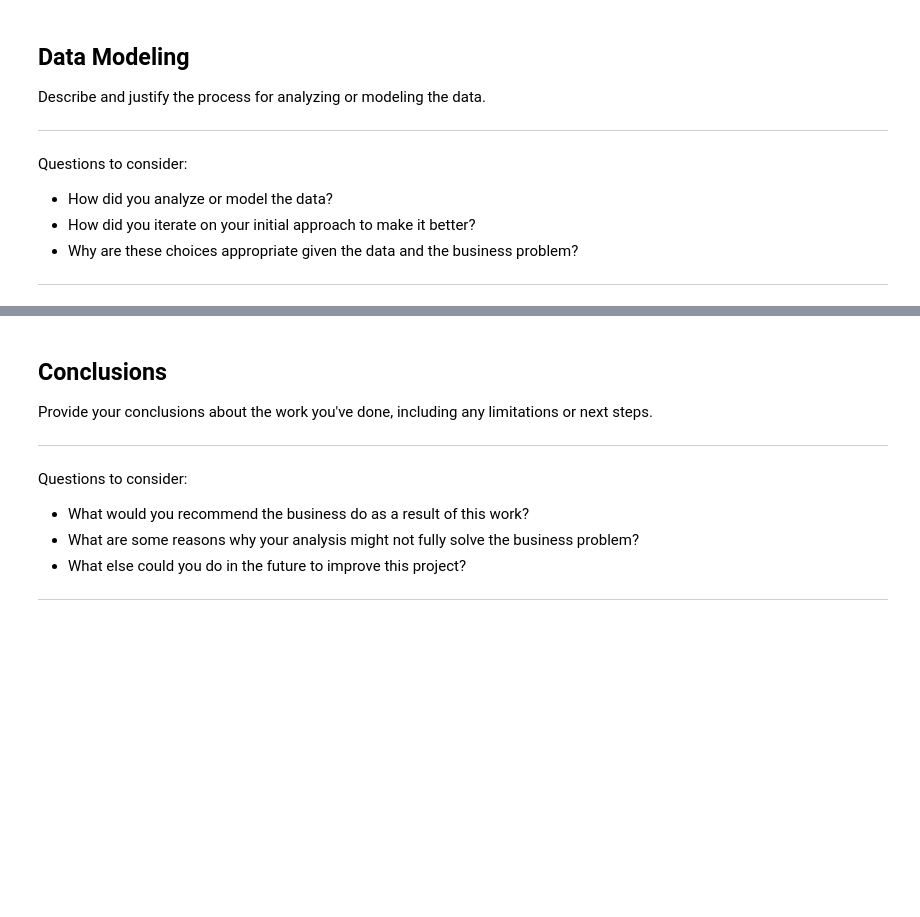
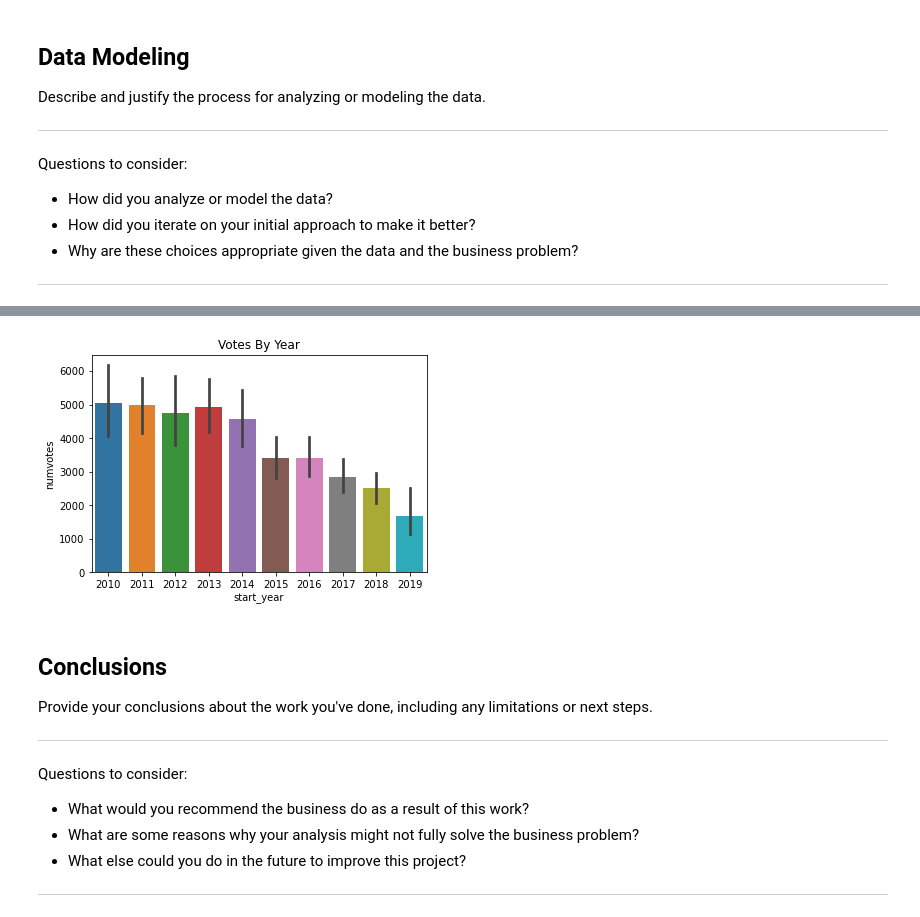
Before and after one commit to AswathiSasikumar/King-County-House-Sales-, a Jupyter notebook: dsc-phase1-project-template.ipynb, the cells around one changed output, grey strips where cells are left out. Drawn from its saved outputs; the diff is of its cells as text; code cells hidden in the pictures; blank space fills up the shorter version.

```diff
--- a/dsc-phase1-project-template.ipynb
+++ b/dsc-phase1-project-template.ipynb
@@ -91,3 +354,9 @@ Questions to consider:
+# %%
+sns.barplot(x="start_year",y="numvotes",data = imdb_merged)
+plt.title("Votes By Year")
+plt.show()
+# %% [output]
+[figure, added]
 # %% [markdown]
 ## Conclusions
 Provide your conclusions about the work you've done, including any limitations or next steps.
```
Also changed, not shown: parts of 31 cells of this notebook, 1 other file.
